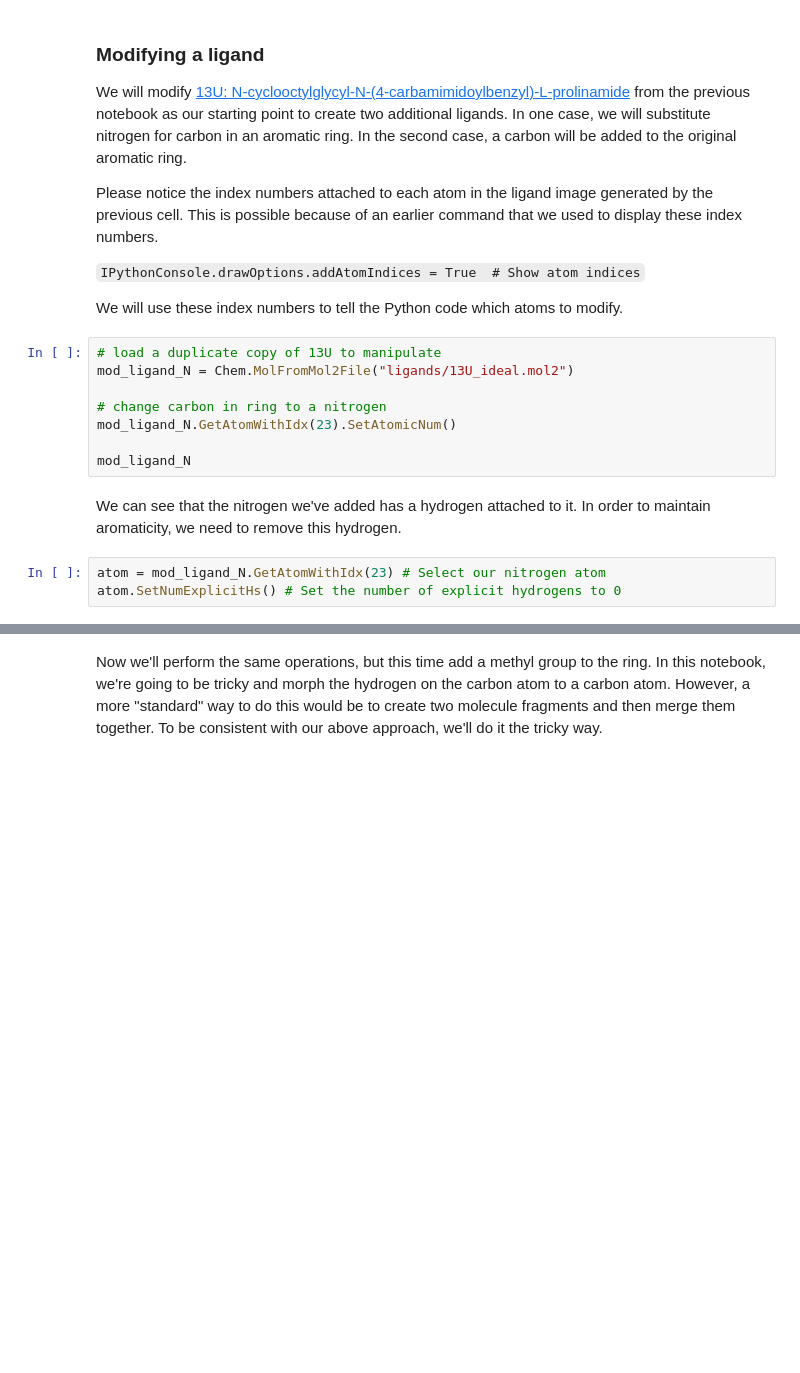
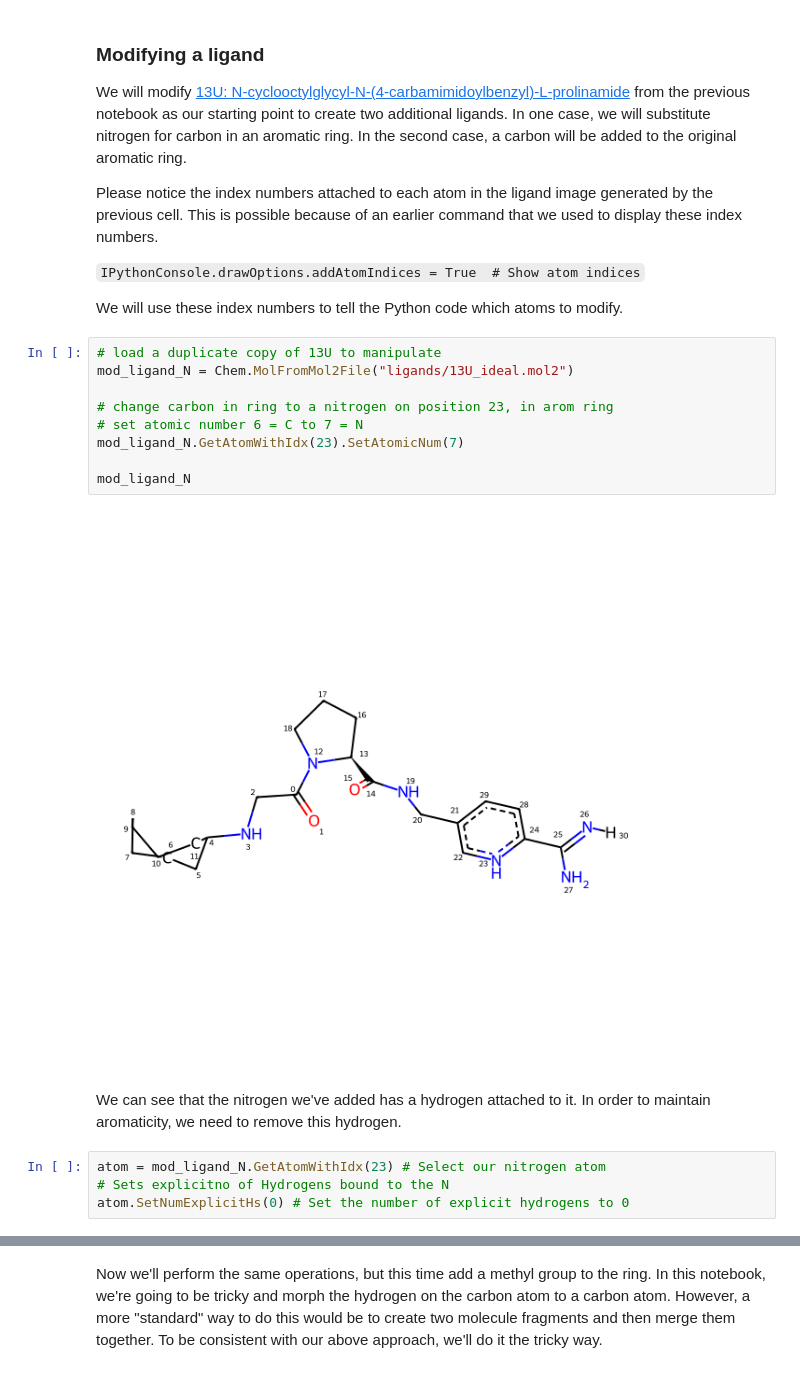
Before and after one commit to sectorabc/iqb-2024, a Jupyter notebook: molecule_manipulation.ipynb, the cells around one changed output, grey strips where cells are left out. Drawn from its saved outputs; the diff is of its cells as text; blank space fills up the shorter version.

```diff
--- a/molecule_manipulation.ipynb
+++ b/molecule_manipulation.ipynb
@@ -66,17 +66,21 @@ We will use these index numbers to tell the Python code which atoms to modify.
 # %%
 # load a duplicate copy of 13U to manipulate
 mod_ligand_N = Chem.MolFromMol2File("ligands/13U_ideal.mol2")
 
-# change carbon in ring to a nitrogen
-mod_ligand_N.GetAtomWithIdx(23).SetAtomicNum()
+# change carbon in ring to a nitrogen on position 23, in arom ring
+# set atomic number 6 = C to 7 = N
+mod_ligand_N.GetAtomWithIdx(23).SetAtomicNum(7)
 
 mod_ligand_N
+# %% [output]
+[figure, added]
 # %% [markdown]
 We can see that the nitrogen we've added has a hydrogen attached to it.
 In order to maintain aromaticity, we need to remove this hydrogen.
 # %%
 atom = mod_ligand_N.GetAtomWithIdx(23) # Select our nitrogen atom
-atom.SetNumExplicitHs() # Set the number of explicit hydrogens to 0
+# Sets explicitno of Hydrogens bound to the N
+atom.SetNumExplicitHs(0) # Set the number of explicit hydrogens to 0
 # %%
 # Look at position 23 now
 mod_ligand_N
```
Also changed, not shown: parts of 12 cells of this notebook, 1 other file.
